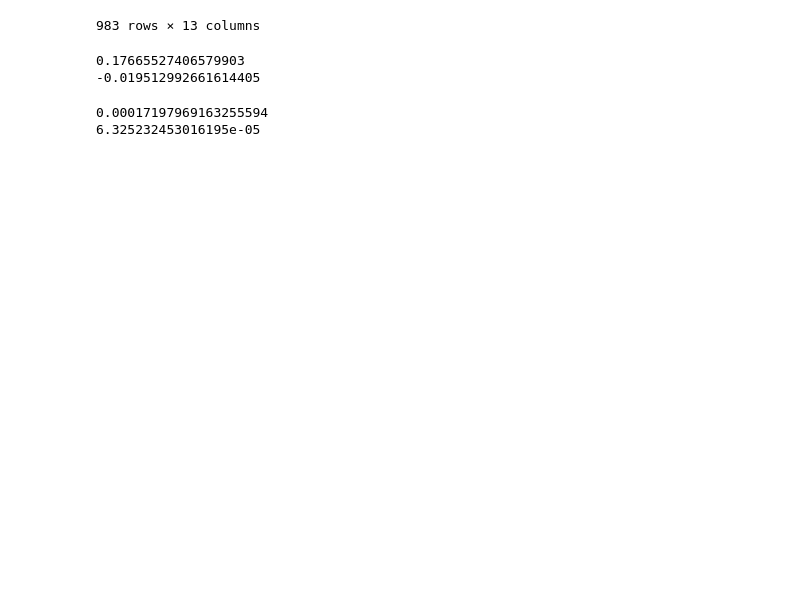
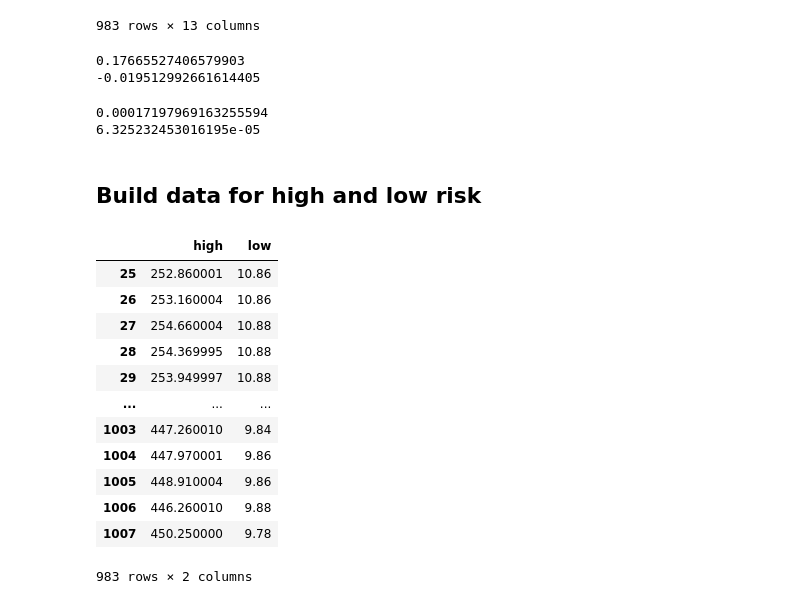
Before and after one commit to florencetsang/ml-portfolio-poc, a Jupyter notebook: ml_portfolio.ipynb, the cells around one changed output. Saved outputs shown, nothing was run; the diff lists cells and outputs as text; code cells hidden in the pictures; blank space fills up the shorter version.

```diff
--- a/ml_portfolio.ipynb
+++ b/ml_portfolio.ipynb
@@ -407,3 +382,22 @@ print(low_risk_var_daily)
 # %% [output]
 0.00017197969163255594
 6.325232453016195e-05
+# %% [markdown]
+## Build data for high and low risk
+# %%
+mv_data = pd.DataFrame(data={'high': high_risk['Close'], 'low':low_risk['Close']})
+mv_data
+# %% [output]
+|  | high | low |
+| 25 | 252.860001 | 10.86 |
+| 26 | 253.160004 | 10.86 |
+| 27 | 254.660004 | 10.88 |
+| 28 | 254.369995 | 10.88 |
+| 29 | 253.949997 | 10.88 |
+| ... | ... | ... |
+| 1003 | 447.260010 | 9.84 |
+| 1004 | 447.970001 | 9.86 |
+| 1005 | 448.910004 | 9.86 |
+| 1006 | 446.260010 | 9.88 |
+| 1007 | 450.250000 | 9.78 |
+983 rows × 2 columns
```
Also changed, not shown: parts of 15 cells of this notebook.
